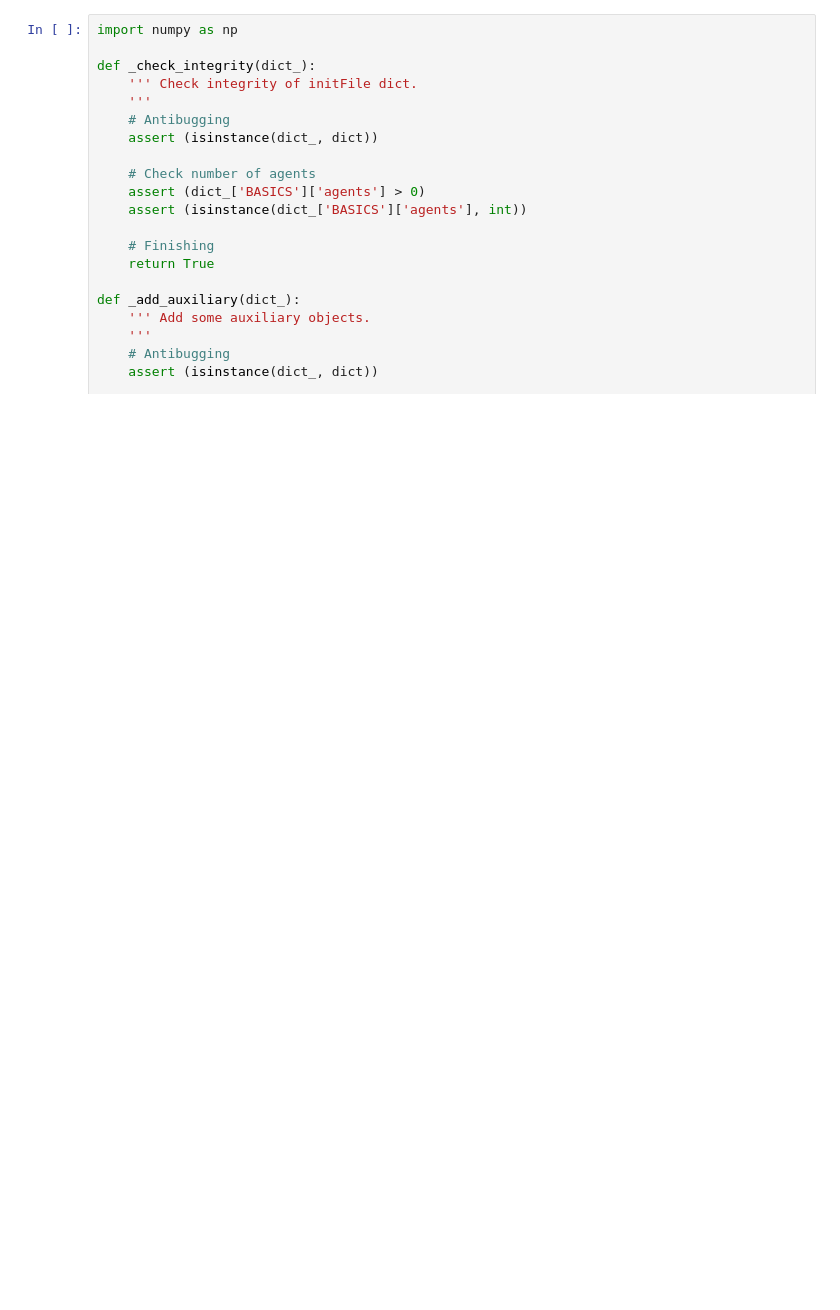
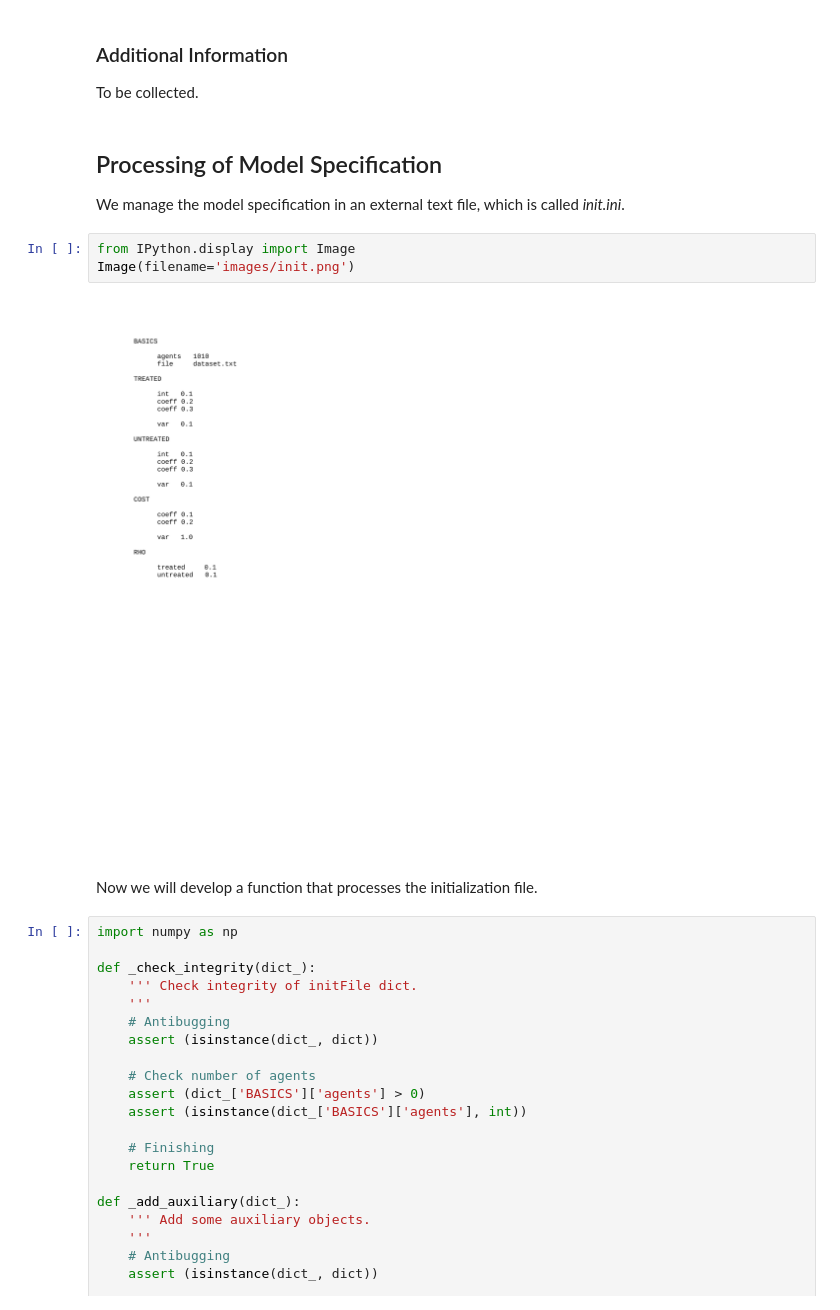
Before and after one commit to snowdj/course, a Jupyter notebook: lectures/economic_models/generalized_roy/lecture.ipynb, the cells around one changed output. Cells and saved outputs as stored; diff of their text form; blank space fills up the shorter version.

```diff
--- a/lectures/economic_models/generalized_roy/lecture.ipynb
+++ b/lectures/economic_models/generalized_roy/lecture.ipynb
@@ -54,3 +82,18 @@ $(Y_1, Y_0)$ are objective outcomes associated with each potential treatment sta
+# %% [markdown]
+### Additional Information
+
+To be collected.
+# %% [markdown]
+## Processing of Model Specification
+
+We manage the model specification in an external text file, which is called *init.ini*.
+# %%
+from IPython.display import Image
+Image(filename='images/init.png')
+# %% [output]
+[figure, added]
+# %% [markdown]
+Now we will develop a function that processes the initialization file.
 # %%
 import numpy as np
 
```
Also changed, not shown: parts of 11 cells of this notebook, 2 other files.
